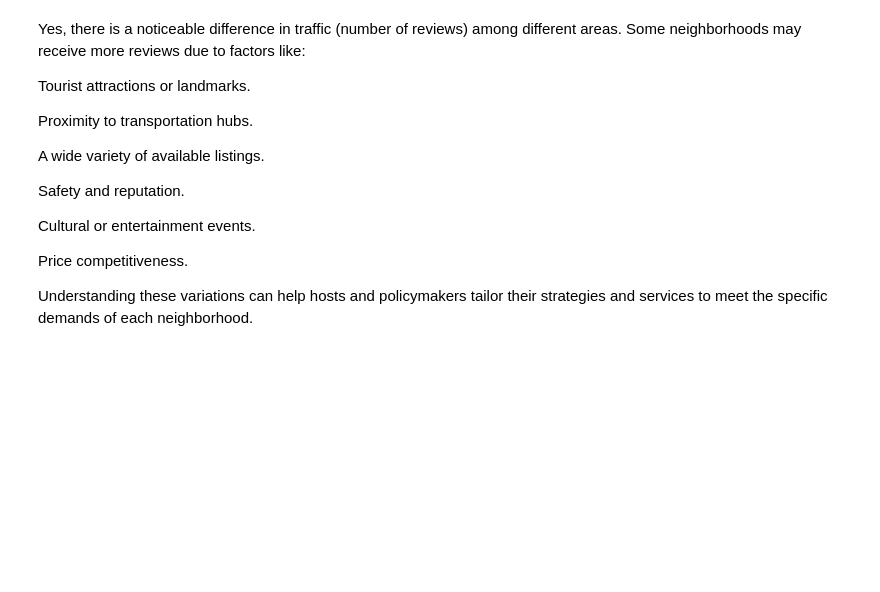
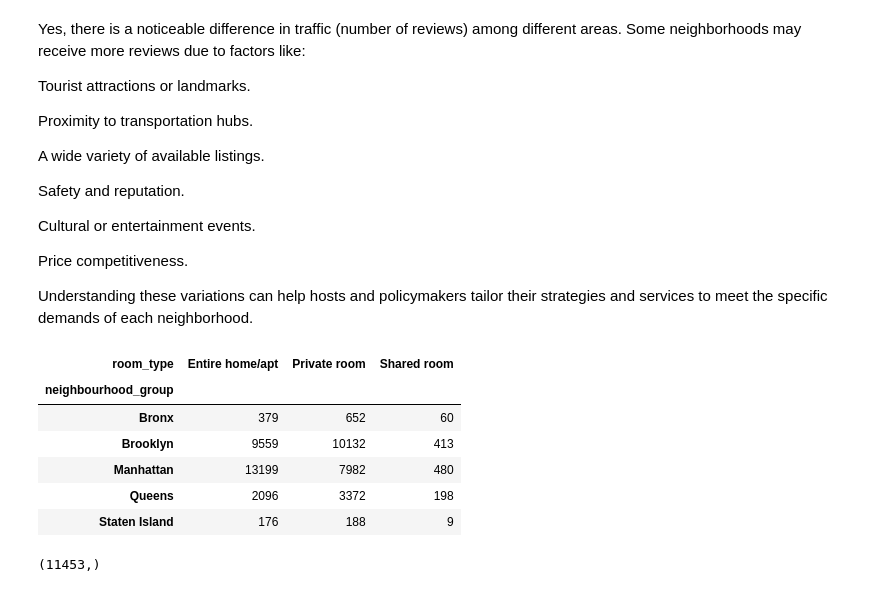
Before and after one commit to divyansh-ag-03/IAIML, a Jupyter notebook: IAIML_Experiment_2.ipynb, the cells around one changed output. Cells and saved outputs as stored; diff of their text form; code cells hidden in the pictures; blank space fills up the shorter version.

```diff
--- a/IAIML_Experiment_2.ipynb
+++ b/IAIML_Experiment_2.ipynb
@@ -531,3 +486,17 @@ Cultural or entertainment events.
 Price competitiveness.
 
 Understanding these variations can help hosts and policymakers tailor their strategies and services to meet the specific demands of each neighborhood.
+# %%
+contingency_table
+# %% [output]
+| room_type | Entire home/apt | Private room | Shared room |
+| neighbourhood_group |  |  |  |
+| Bronx | 379 | 652 | 60 |
+| Brooklyn | 9559 | 10132 | 413 |
+| Manhattan | 13199 | 7982 | 480 |
+| Queens | 2096 | 3372 | 198 |
+| Staten Island | 176 | 188 | 9 |
+# %%
+df.host_name.unique().shape
+# %% [output]
+(11453,)
```
Also changed, not shown: parts of 9 cells of this notebook.
